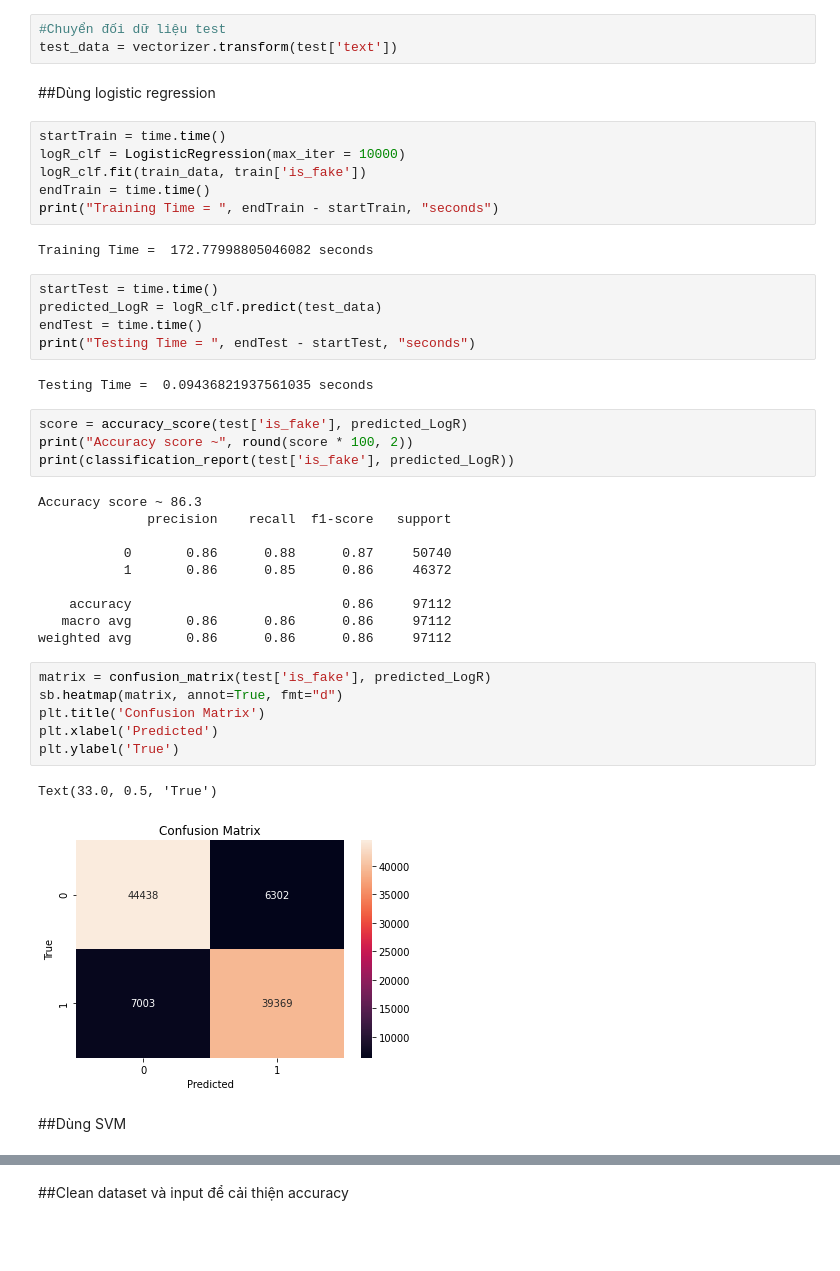
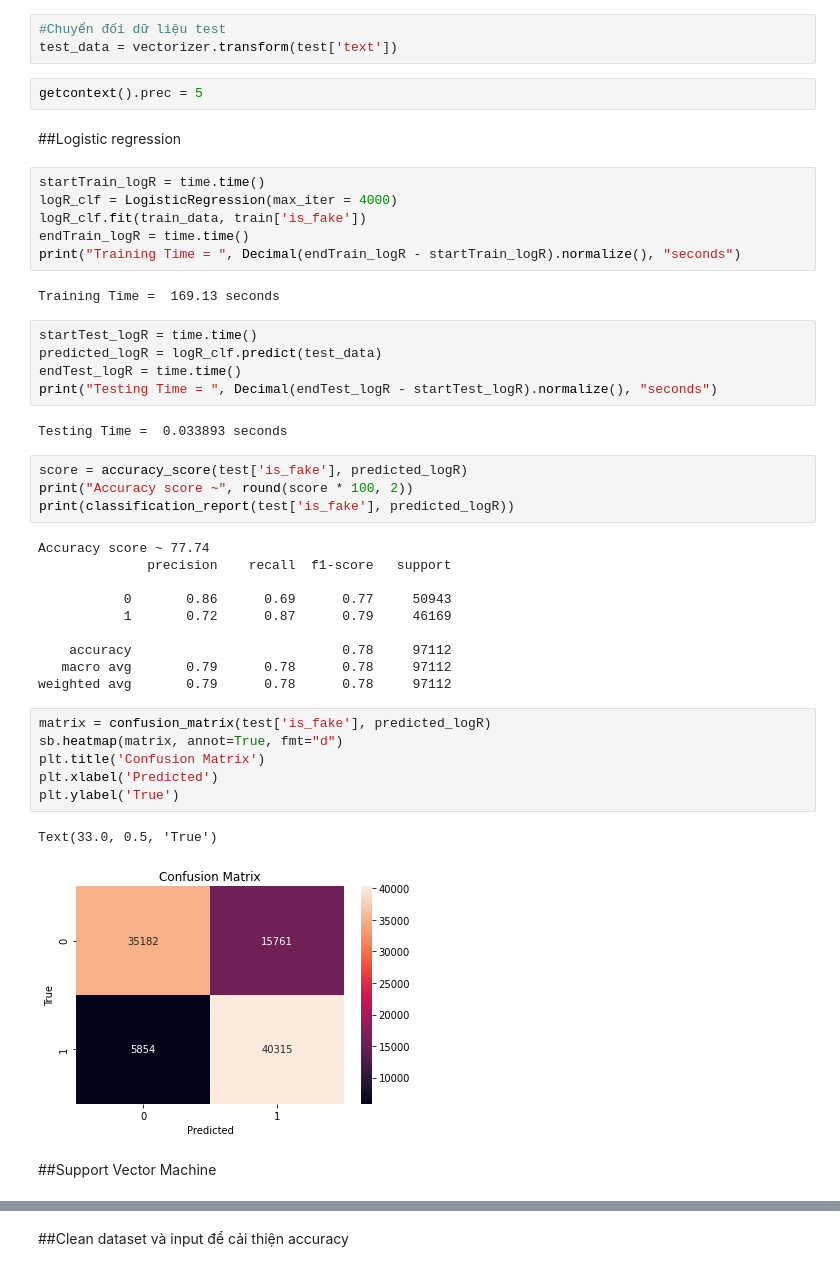
Before and after one commit to dxmai/CS114.L21.KHCL, a Jupyter notebook: FinalProject/FakeNewsDetection_FinalModel.ipynb, the cells around one changed output, grey strips where cells are left out. Drawn from its saved outputs; the diff is of its cells as text; blank space fills up the shorter version.

```diff
--- a/FinalProject/FakeNewsDetection_FinalModel.ipynb
+++ b/FinalProject/FakeNewsDetection_FinalModel.ipynb
@@ -461,46 +461,48 @@ train_data.shape
 # %%
 #Chuyển đối dữ liệu test
 test_data = vectorizer.transform(test['text'])
+# %%
+getcontext().prec = 5
 # %% [markdown]
-##Dùng logistic regression
+##Logistic regression
 # %%
-startTrain = time.time()
-logR_clf = LogisticRegression(max_iter = 10000)
+startTrain_logR = time.time()
+logR_clf = LogisticRegression(max_iter = 4000)
 logR_clf.fit(train_data, train['is_fake'])
-endTrain = time.time()
-print("Training Time = ", endTrain - startTrain, "seconds")
+endTrain_logR = time.time()
+print("Training Time = ", Decimal(endTrain_logR - startTrain_logR).normalize(), "seconds")
 # %% [output]
-Training Time =  172.77998805046082 seconds
+Training Time =  169.13 seconds
 # %%
-startTest = time.time()
-predicted_LogR = logR_clf.predict(test_data)
-endTest = time.time()
-print("Testing Time = ", endTest - startTest, "seconds")
+startTest_logR = time.time()
+predicted_logR = logR_clf.predict(test_data)
+endTest_logR = time.time()
+print("Testing Time = ", Decimal(endTest_logR - startTest_logR).normalize(), "seconds")
 # %% [output]
-Testing Time =  0.09436821937561035 seconds
+Testing Time =  0.033893 seconds
 # %%
-score = accuracy_score(test['is_fake'], predicted_LogR)
+score = accuracy_score(test['is_fake'], predicted_logR)
 print("Accuracy score ~", round(score * 100, 2))
-print(classification_report(test['is_fake'], predicted_LogR))
+print(classification_report(test['is_fake'], predicted_logR))
 # %% [output]
-Accuracy score ~ 86.3
+Accuracy score ~ 77.74
               precision    recall  f1-score   support
 
-           0       0.86      0.88      0.87     50740
-           1       0.86      0.85      0.86     46372
+           0       0.86      0.69      0.77     50943
+           1       0.72      0.87      0.79     46169
 
-    accuracy                           0.86     97112
-   macro avg       0.86      0.86      0.86     97112
-weighted avg       0.86      0.86      0.86     97112
+    accuracy                           0.78     97112
+   macro avg       0.79      0.78      0.78     97112
+weighted avg       0.79      0.78      0.78     97112
 # %%
-matrix = confusion_matrix(test['is_fake'], predicted_LogR)
+matrix = confusion_matrix(test['is_fake'], predicted_logR)
 sb.heatmap(matrix, annot=True, fmt="d")
 plt.title('Confusion Matrix')
 plt.xlabel('Predicted')
 plt.ylabel('True')
 # %% [output]
 Text(33.0, 0.5, 'True')
-[figure, old version]
+[figure, new version]
-# %% [markdown]
-##Dùng SVM
+# %% [markdown]
+##Support Vector Machine
 # %%
```
Also changed, not shown: parts of 50 cells of this notebook.
